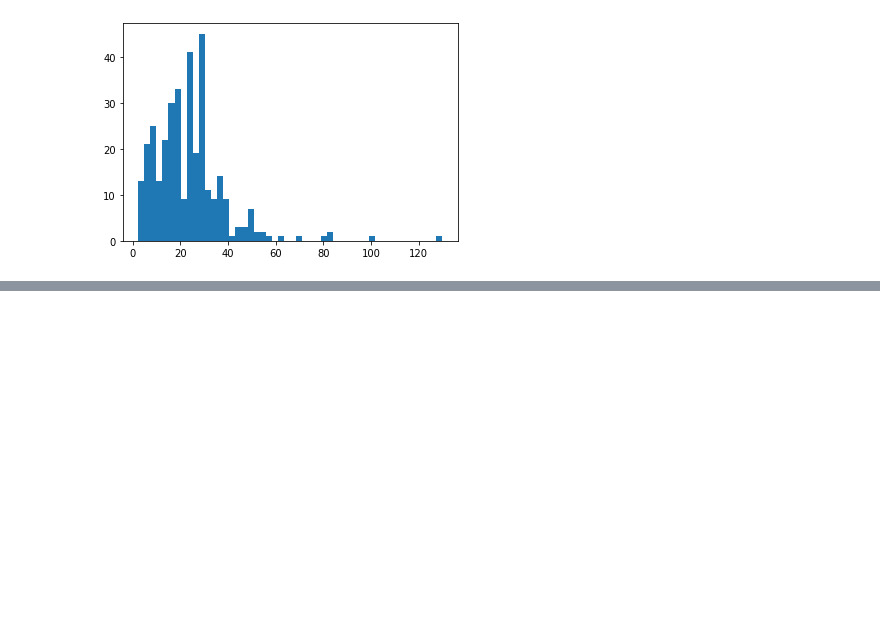
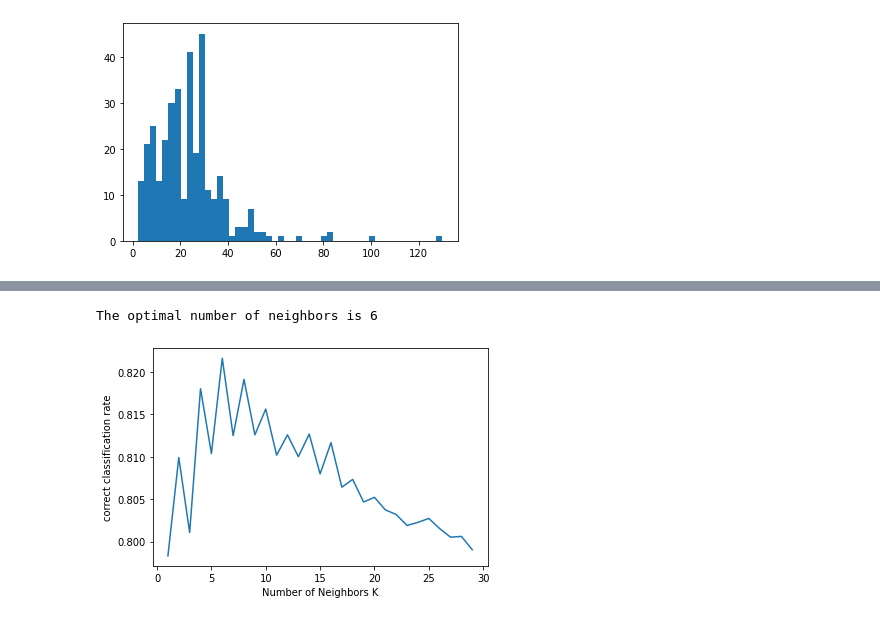
Before and after one commit to lxf44944/babistep_classification, a Jupyter notebook: project/dataexploration.ipynb, the cells around one changed output, grey strips where cells are left out. Cells and saved outputs as stored; diff of their text form; code cells hidden in the pictures; blank space fills up the shorter version.

Commit message:
tried optimal k number knn model, find that the model does not converge with current number of trainings

```diff
--- a/project/dataexploration.ipynb
+++ b/project/dataexploration.ipynb
@@ -288,0 +290,23 @@ Kitchen, Dining & Household       0.96      0.89      0.92       288
+# %%
+def knn_cross_validation(x_train, y_train):
+    k_list = list(range(1, 30))
+    list_scores = []
+
+    for k in k_list:
+        knn = KNeighborsClassifier(n_neighbors=k)
+        scores = cross_val_score(knn, x_train, y_train, cv=10, scoring='accuracy')
+        list_scores.append(scores.mean())
+
+    MSE = [1 - x for x in list_scores]
+    optimal_k = k_list[MSE.index(min(MSE))]
+    print("The optimal number of neighbors is %d" % optimal_k)
+    plot.plot(k_list, list_scores)
+    plot.xlabel('Number of Neighbors K')
+    plot.ylabel('correct classification rate')
+    plot.show()
+    return optimal_k
+# %%
+ko = knn_cross_validation(x_traino, y_traino)
+# %% [output]
+The optimal number of neighbors is 6
+[figure, added]
```
Also changed, not shown: parts of 13 cells of this notebook.
